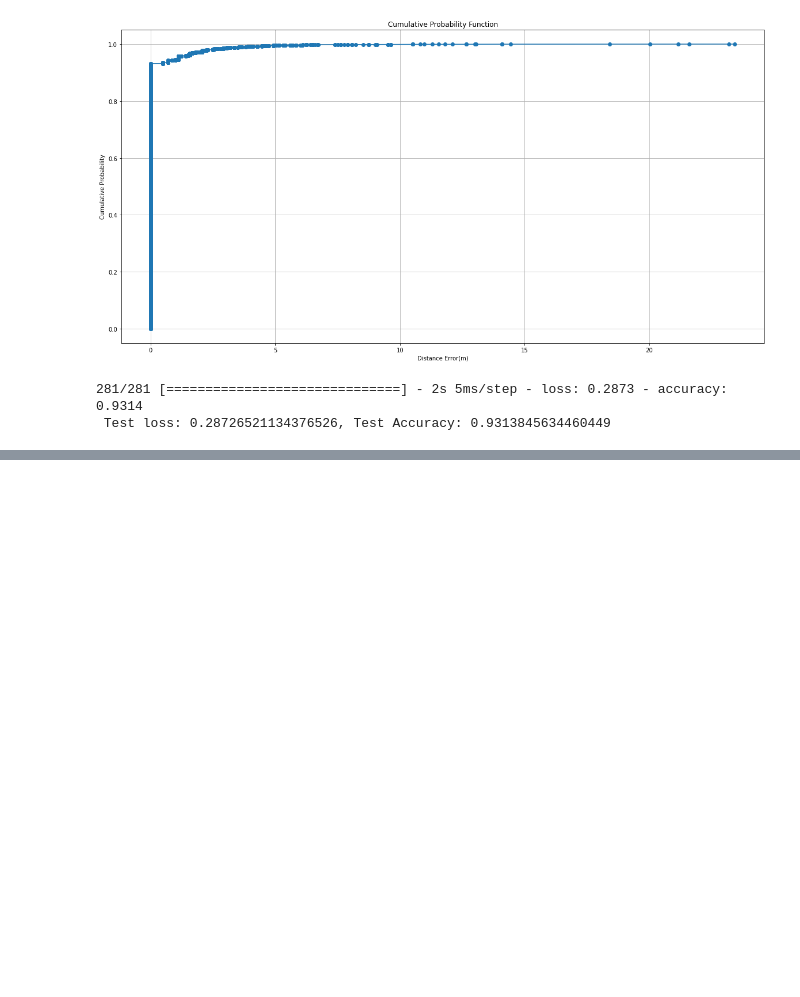
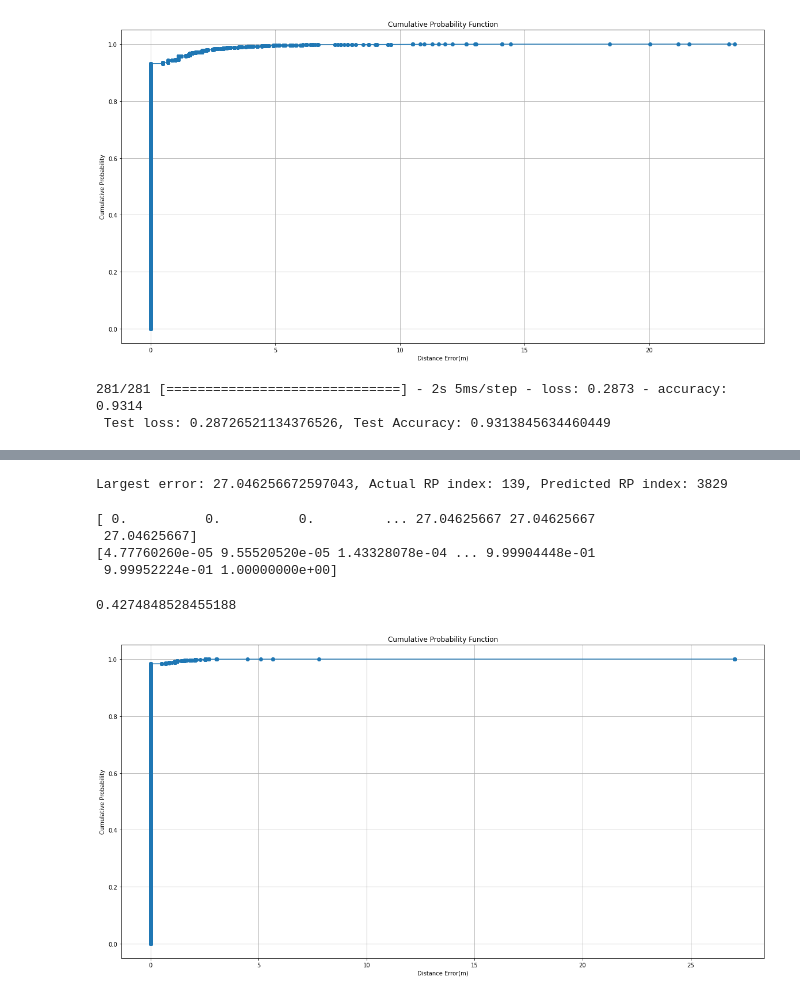
Before and after one commit to jinyangp/dso_localisation, a Jupyter notebook: resnet18/resnet18_final.ipynb, the cells around one changed output, grey strips where cells are left out. Saved outputs shown, nothing was run; the diff lists cells and outputs as text; code cells hidden in the pictures; blank space fills up the shorter version.

```diff
--- a/resnet18/resnet18_final.ipynb
+++ b/resnet18/resnet18_final.ipynb
@@ -621,0 +947,37 @@ print(f' Test loss: {test_loss}, Test Accuracy: {test_acc}')
+# %%
+# Test model
+rmse, dist_errors, cdf_vals = resnet18_model.test_model("resnet18_final.h5")
+# %% [output]
+Largest error: 27.046256672597043, Actual RP index: 139, Predicted RP index: 3829
+# %%
+# Save sorted values and cdf_values into a file
+print(dist_errors)
+print(cdf_vals)
+
+resnet18_dist_errors = np.array(dist_errors)
+resnet18_cdf_vals = np.array(cdf_vals)
+
+np.save('resnet18_sorted_errors.npy', resnet18_dist_errors)
+np.save('resnet18_cdf_vals.npy', resnet18_cdf_vals)
+# %% [output]
+[ 0.          0.          0.         ... 27.04625667 27.04625667
+ 27.04625667]
+[4.77760260e-05 9.55520520e-05 1.43328078e-04 ... 9.99904448e-01
+ 9.99952224e-01 1.00000000e+00]
+# %%
+print(rmse)
+# %% [output]
+0.4274848528455188
+# %%
+import matplotlib.pyplot as plt
+
+plt.rcParams['figure.figsize'] = [20, 10]
+
+plt.plot(dist_errors, cdf_vals, marker='o')
+plt.xlabel('Distance Error(m)')
+plt.ylabel('Cumulative Probability')
+plt.title('Cumulative Probability Function')
+plt.grid(True)
+plt.show()
+# %% [output]
+[figure, added]
```
Also changed, not shown: parts of 13 cells of this notebook, 1 other file.
